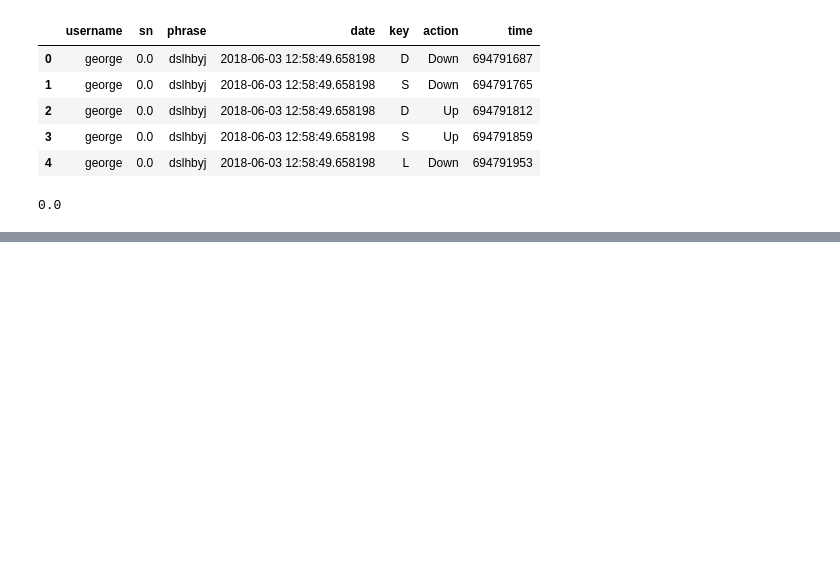
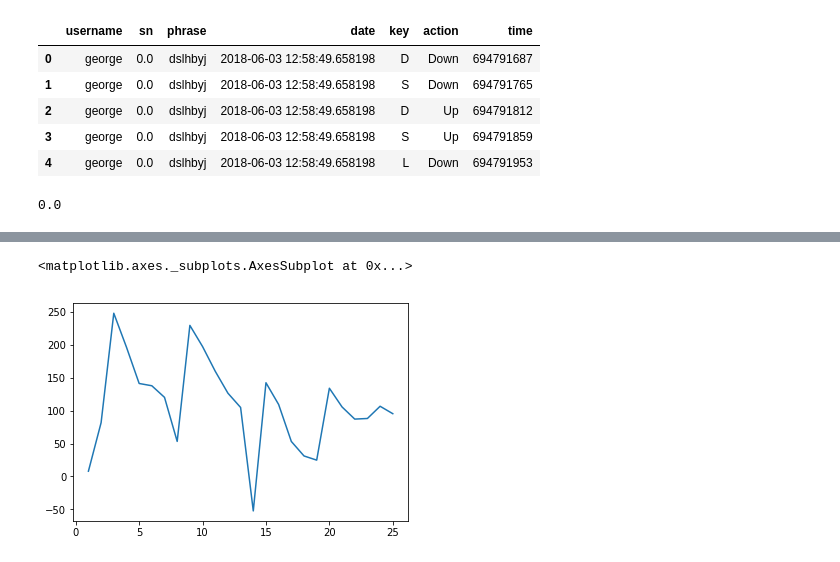
Before and after one commit to Eldar7/keystroke, a Jupyter notebook: keystroke analyse userdata.ipynb, the cells around one changed output, grey strips where cells are left out. Cells and saved outputs as stored; diff of their text form; code cells hidden in the pictures; blank space fills up the shorter version.

```diff
--- a/keystroke analyse userdata.ipynb
+++ b/keystroke analyse userdata.ipynb
@@ -216,12 +216,12 @@ usnd['george'][0]
 # %% [output]
 0.0
 # %%
+X = pd.DataFrame()
 for user in usnd:
-    print (user)
     for sn in usnd[user]:
-        print (sn)
         df = userdf[(userdf.sn == sn) & (userdf.username == user)]
-        print (gettimeBetweenDOWNS(df))
-        print (gettimeBetweenUPS(df))
-        print (gettimeBetweenKey(df))
-        print (gettimeHoldingKey(df))
+        X = pd.concat([X, pd.DataFrame([[user] + [sn] +
+        gettimeBetweenDOWNS(df) +
+        gettimeBetweenUPS(df) +
+        gettimeBetweenKey(df) +
+        gettimeHoldingKey(df)])], ignore_index=True)
@@ -245,0 +264,5 @@ tamara
+# %%
+X[X[0] == 'george'].mean().plot()
+# %% [output]
+<matplotlib.axes._subplots.AxesSubplot at 0x...>
+[figure, added]
```
Also changed, not shown: parts of 22 cells of this notebook, 1 other file.
